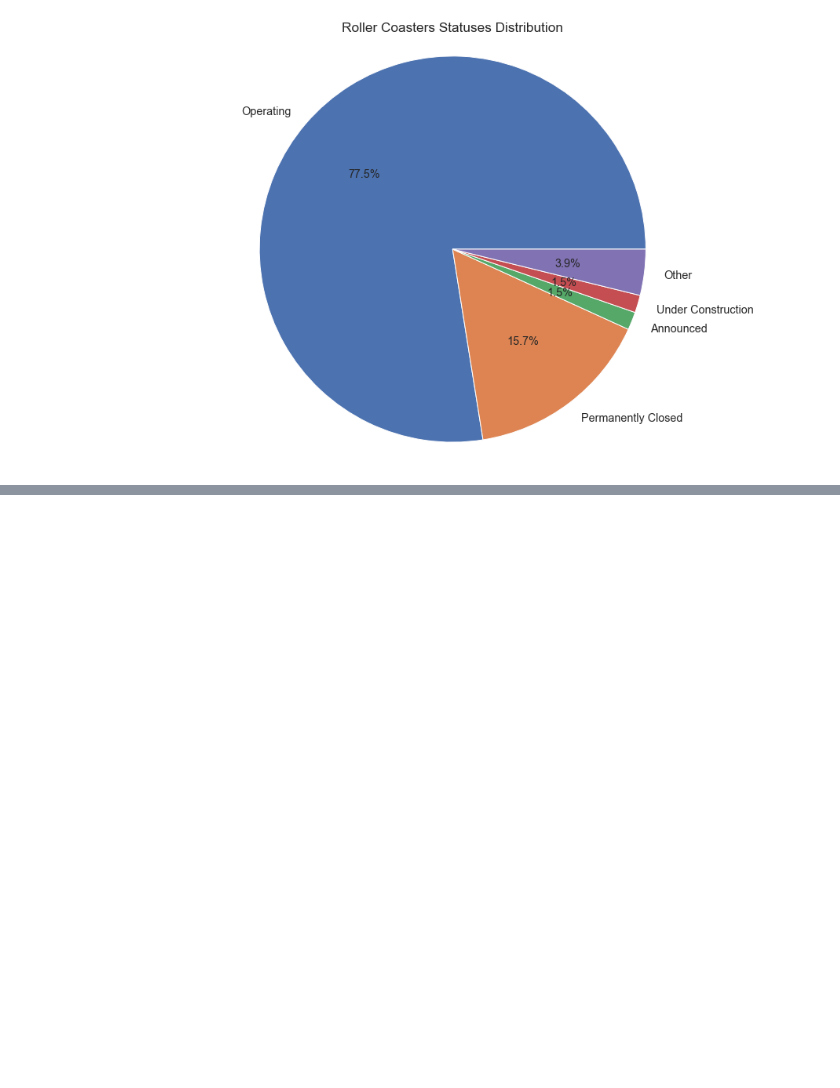
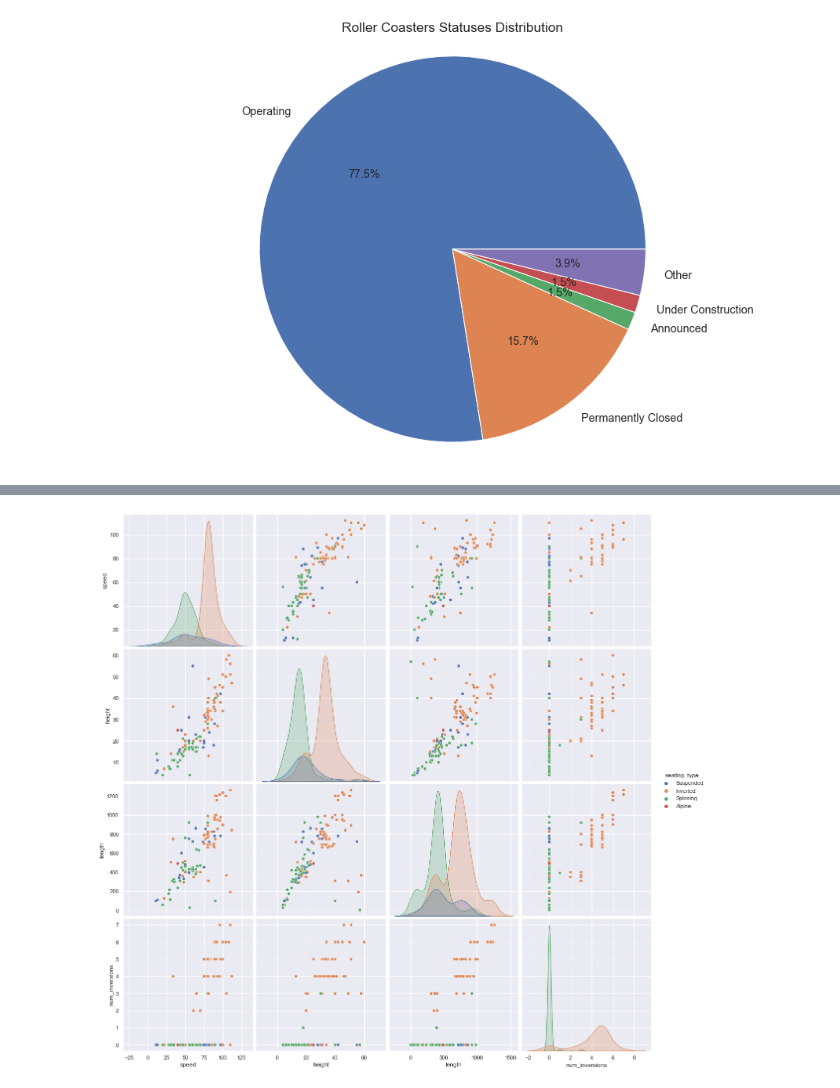
Before and after one commit to jadidaniel/jupyter-notebooks, a Jupyter notebook: visualisations_roller_coaster/roller_coaster.ipynb, the cells around one changed output, grey strips where cells are left out. Cells and saved outputs as stored; diff of their text form; code cells hidden in the pictures; blank space fills up the shorter version.

```diff
--- a/visualisations_roller_coaster/roller_coaster.ipynb
+++ b/visualisations_roller_coaster/roller_coaster.ipynb
@@ -760,0 +797,4 @@ visualise_pie(status, status_labels)
+# %%
+visualise_scatter(by_seating_type_nositdown, 'seating_type')
+# %% [output]
+[figure, added]
```
Also changed, not shown: parts of 14 cells of this notebook, 1 other file.
